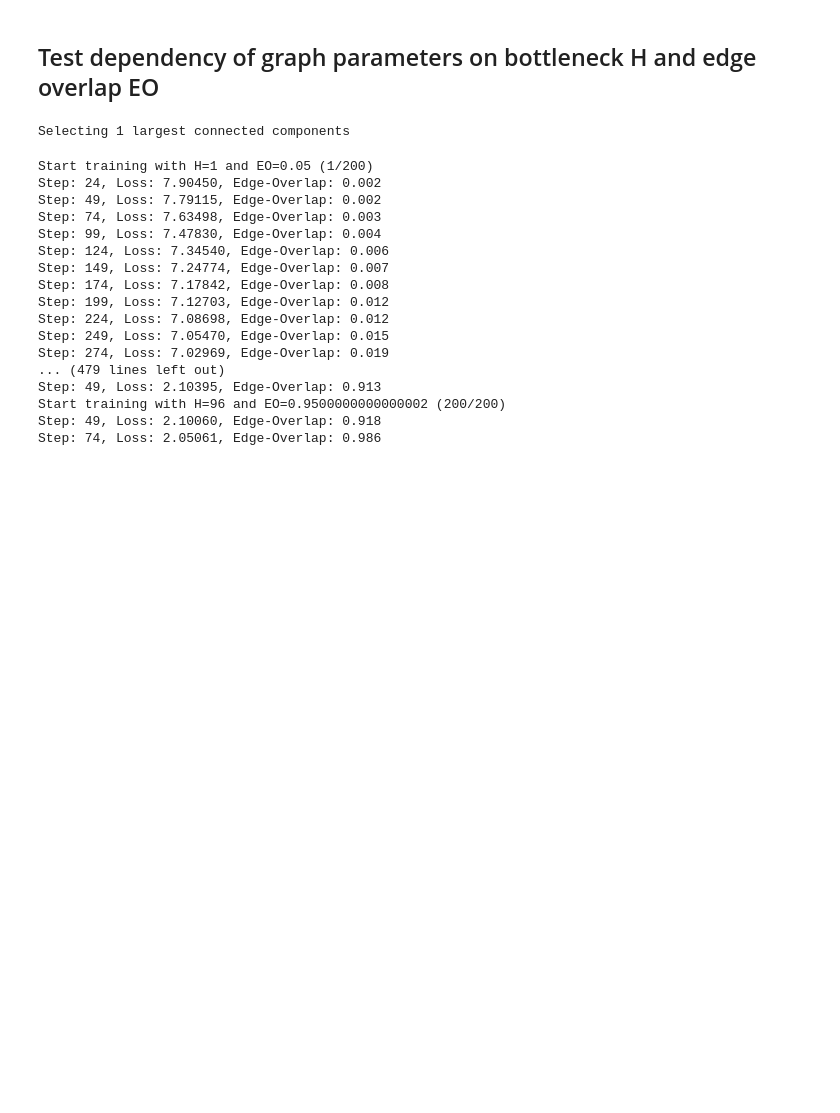
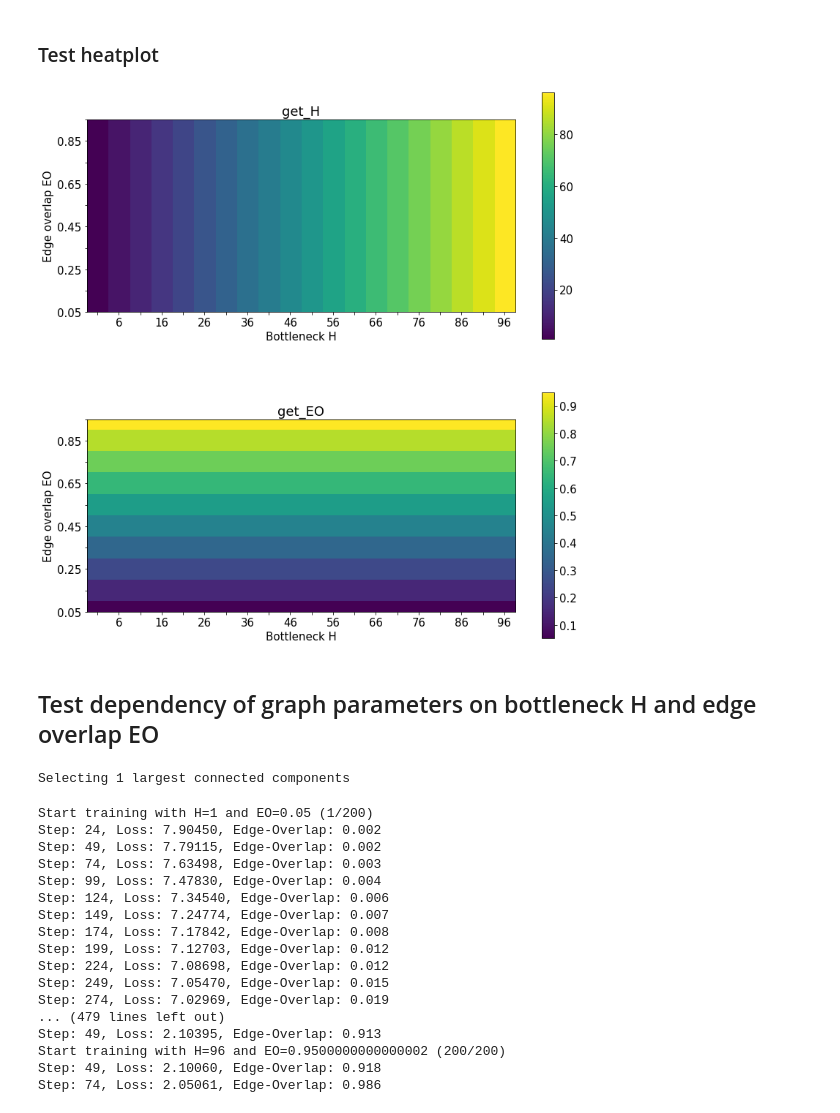
Before and after one commit to hheidrich/Net, a Jupyter notebook: exp/HyperparameterTestingWithoutSampling.ipynb, the cells around one changed output. Cells and saved outputs as stored; diff of their text form; code cells hidden in the pictures; blank space fills up the shorter version.

```diff
--- a/exp/HyperparameterTestingWithoutSampling.ipynb
+++ b/exp/HyperparameterTestingWithoutSampling.ipynb
@@ -153,6 +159,21 @@ def make_H_EO_grid_heatplot(dict_of_dicts_of_statistics, Hs, EOs, keys):
                 axs[row, col].axis('off')
     plt.savefig('../fig/hyperparameter_grid.pdf', format='pdf')
     return
+# %% [markdown]
+### Test heatplot
+# %%
+Hs = np.arange(1,101, 5)
+EOs = np.arange(0.05, 1, 0.1)
+EOs = np.around(EOs, decimals=2)
+
+test_dict = {}
+for i in range(len(Hs)):
+    for j in range(len(EOs)):
+        test_dict[i, j] = {'get_H' : Hs[i], 'get_EO' : EOs[j]}
+# %%
+make_H_EO_grid_heatplot(test_dict, Hs, EOs, ['get_H', 'get_EO'])
+# %% [output]
+[figure, added]
 # %% [markdown]
 ## Test dependency of graph parameters on bottleneck H and edge overlap EO
 # %%
```
Also changed, not shown: parts of 2 cells of this notebook, 1 other file.
